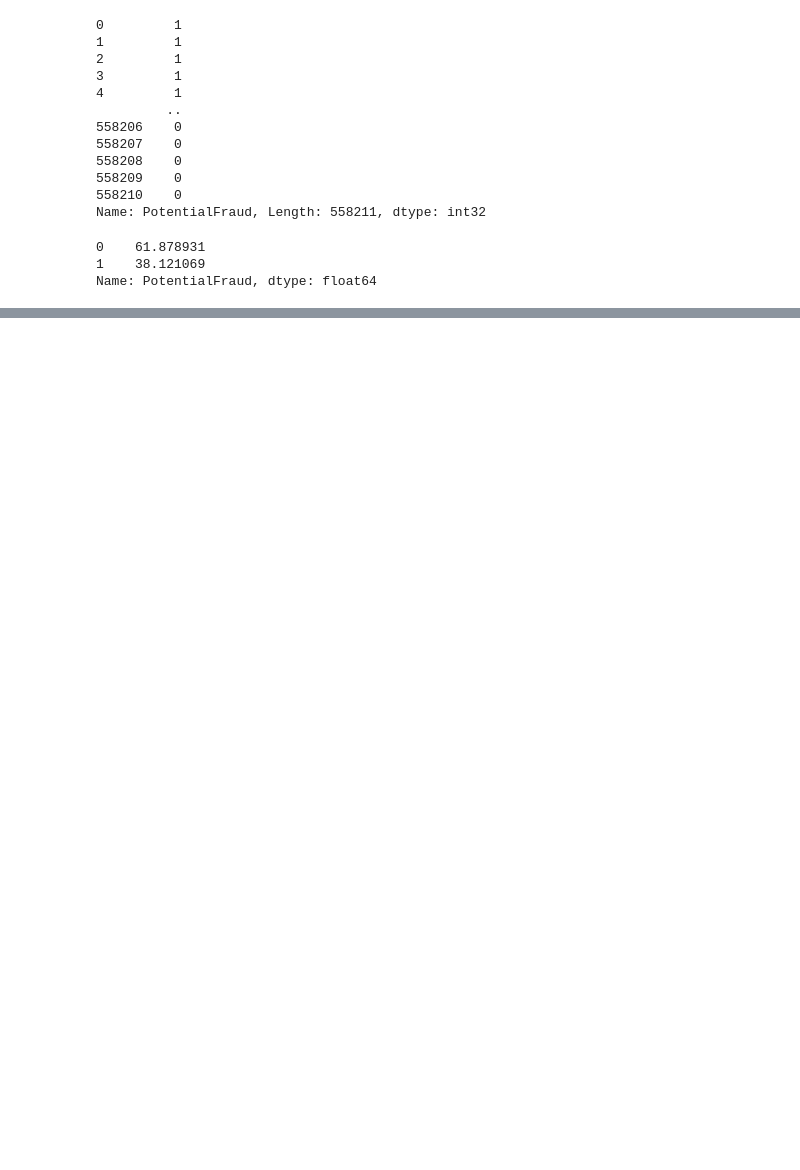
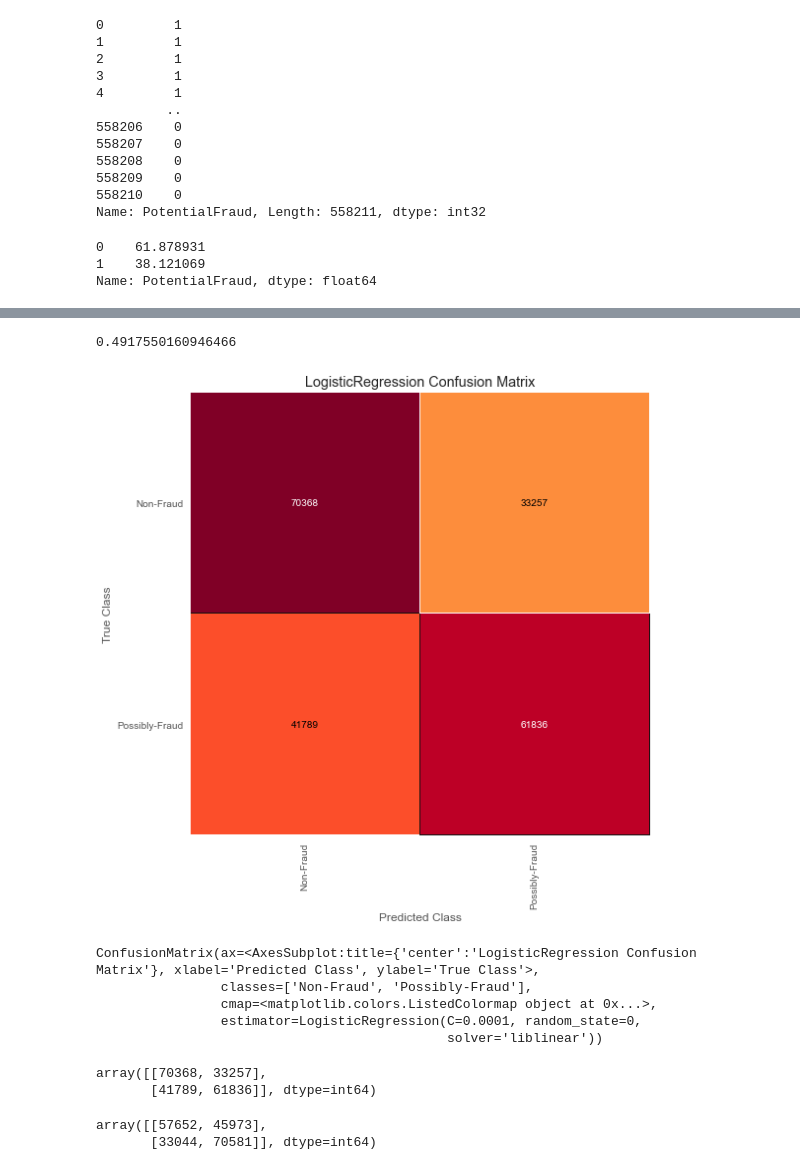
Before and after one commit to suhitasva/Capstone_Project, a Jupyter notebook: LGR_models.ipynb, the cells around one changed output, grey strips where cells are left out. Drawn from its saved outputs; the diff is of its cells as text; code cells hidden in the pictures; blank space fills up the shorter version.

```diff
--- a/LGR_models.ipynb
+++ b/LGR_models.ipynb
@@ -366,0 +483,28 @@ visualizer.show()                           # Finalize and render the figure
+# %%
+# Actual value
+
+thresholds[np.argmin(np.abs(fpr+tpr-1))]
+# %% [output]
+0.4917550160946466
+# %%
+# Visualizing the confusion matrix with Yellowbricks (thres=0.5)
+
+plt.figure(figsize = (8,8))
+confusion_matrix(
+    final_lgr,
+    trainX_BSM, trainY_BSM, testX_BSM, testY_BSM,
+    classes=['Non-Fraud', 'Possibly-Fraud'])
+# %% [output]
+[figure, added]
+ConfusionMatrix(ax=<AxesSubplot:title={'center':'LogisticRegression Confusion Matrix'}, xlabel='Predicted Class', ylabel='True Class'>,
+                classes=['Non-Fraud', 'Possibly-Fraud'],
+                cmap=<matplotlib.colors.ListedColormap object at 0x...>,
+                estimator=LogisticRegression(C=0.0001, random_state=0,
+                                             solver='liblinear'))
+# %%
+# Looking at confusion matrix (thres=0.5)
+
+cm1 = get_confusion_matrix(final_lgr, testX_BSM, testY_BSM)
+# %% [output]
+array([[70368, 33257],
+       [41789, 61836]], dtype=int64)
@@ -366,0 +525,7 @@ visualizer.show()                           # Finalize and render the figure
+# %%
+# Looking at confusion matrix (thres=0.48)
+
+cm2 = get_confusion_matrix(final_lgr, testX_BSM, testY_BSM, thres=0.48)
+# %% [output]
+array([[57652, 45973],
+       [33044, 70581]], dtype=int64)
```
Also changed, not shown: parts of 77 cells of this notebook.
